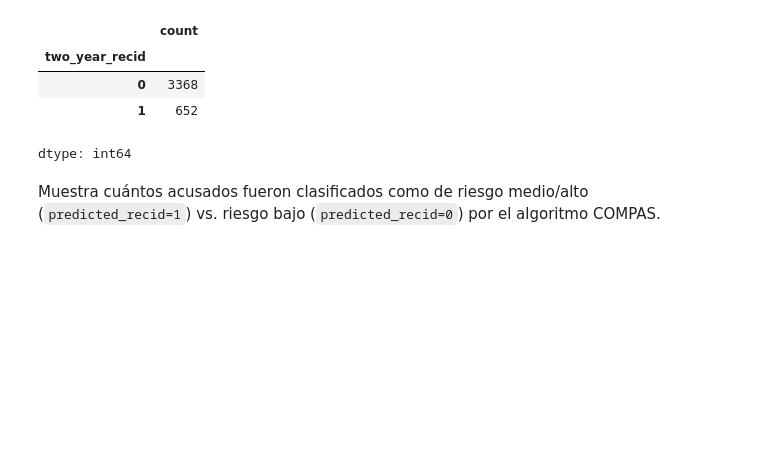
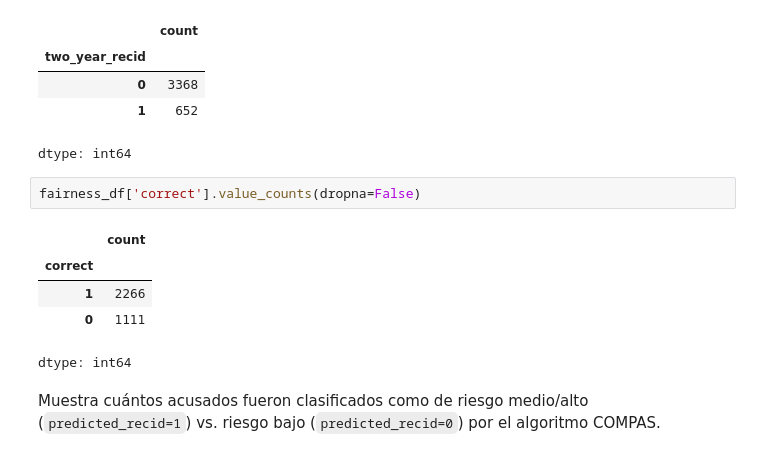
Before and after one commit to VioletteGL/Interpretabiidad-y-Causalidad-Bourbaki, a Jupyter notebook: 2026_CausalFairness.ipynb, the cells around one changed output. Cells and saved outputs as stored; diff of their text form; blank space fills up the shorter version.

```diff
--- a/2026_CausalFairness.ipynb
+++ b/2026_CausalFairness.ipynb
@@ -160,6 +160,14 @@ fairness_df['two_year_recid'].value_counts(dropna=False)
 | 0 | 3368 |
 | 1 | 652 |
 dtype: int64
+# %%
+fairness_df['correct'].value_counts(dropna=False)
+# %% [output]
+|  | count |
+| correct |  |
+| 1 | 2266 |
+| 0 | 1111 |
+dtype: int64
 # %% [markdown]
 Muestra cuántos acusados fueron clasificados como de riesgo medio/alto (`predicted_recid=1`)
 vs. riesgo bajo (`predicted_recid=0`) por el algoritmo COMPAS.
```
Also changed, not shown: parts of 1 cell of this notebook.
